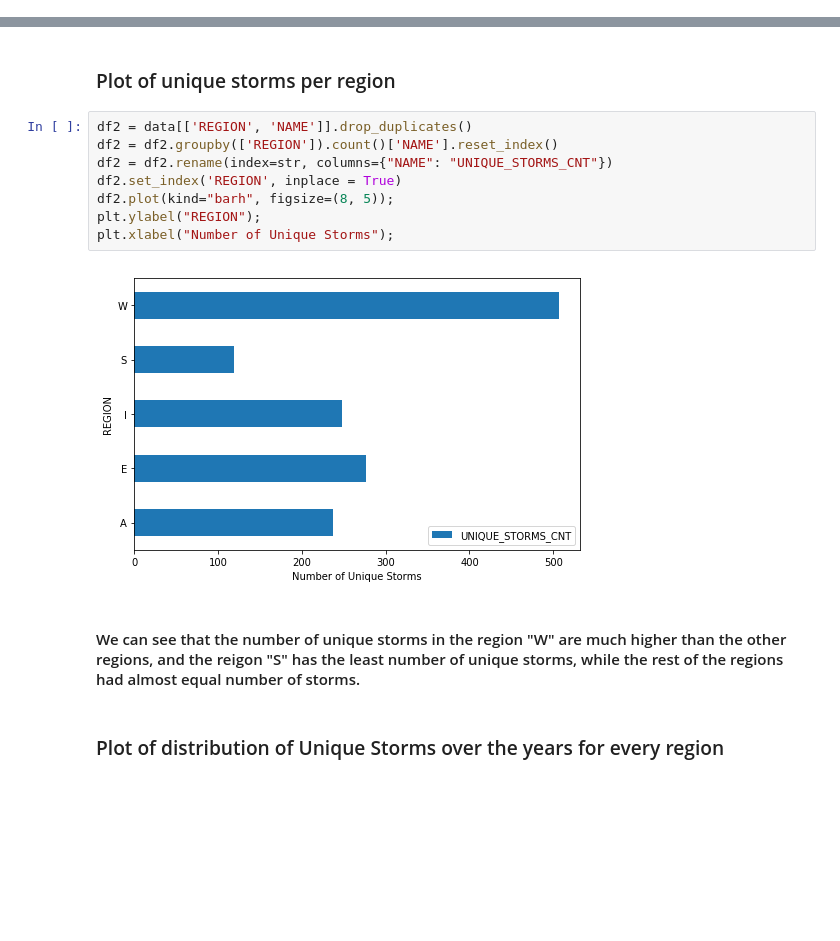
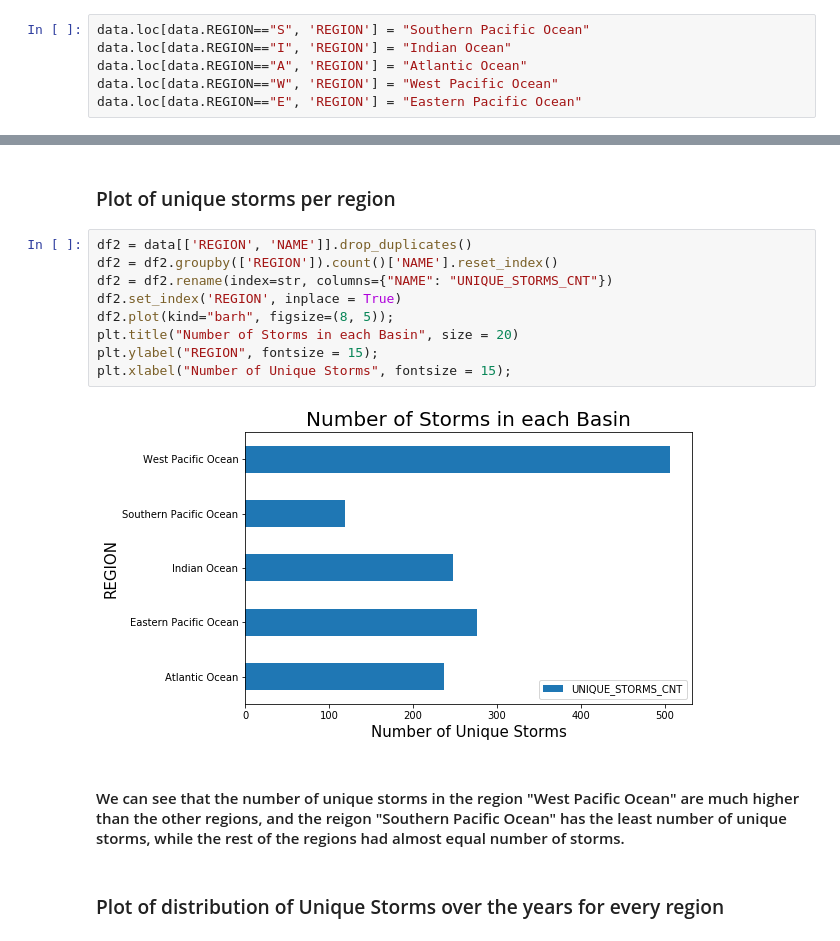
Before and after one commit to cloudmesh-community/fa18-523-57, a Jupyter notebook: project-code/code/Exploratory Analysis of Storm Data.ipynb, the cells around one changed output, grey strips where cells are left out. Drawn from its saved outputs; the diff is of its cells as text; blank space fills up the shorter version.

```diff
--- a/project-code/code/Exploratory Analysis of Storm Data.ipynb
+++ b/project-code/code/Exploratory Analysis of Storm Data.ipynb
@@ -95,6 +95,12 @@ data.TYPE.drop_duplicates(), data.REGION.drop_duplicates()
  10    W
  18    E
  Name: REGION, dtype: object)
+# %%
+data.loc[data.REGION=="S", 'REGION'] = "Southern Pacific Ocean"
+data.loc[data.REGION=="I", 'REGION'] = "Indian Ocean"
+data.loc[data.REGION=="A", 'REGION'] = "Atlantic Ocean"
+data.loc[data.REGION=="W", 'REGION'] = "West Pacific Ocean"
+data.loc[data.REGION=="E", 'REGION'] = "Eastern Pacific Ocean"
 # %% [markdown]
 ### Check the Storm Names
 # %%
@@ -192,15 +201,16 @@ sns.relplot(x="YEAR", y="UNIQUE_STORMS_CNT", data=df, kind = "line", height=6, a
 # %%
 df2 = data[['REGION', 'NAME']].drop_duplicates()
 df2 = df2.groupby(['REGION']).count()['NAME'].reset_index()
 df2 = df2.rename(index=str, columns={"NAME": "UNIQUE_STORMS_CNT"})
 df2.set_index('REGION', inplace = True)
 df2.plot(kind="barh", figsize=(8, 5));
-plt.ylabel("REGION");
-plt.xlabel("Number of Unique Storms");
+plt.title("Number of Storms in each Basin", size = 20)
+plt.ylabel("REGION", fontsize = 15);
+plt.xlabel("Number of Unique Storms", fontsize = 15);
 # %% [output]
-[figure, old version]
+[figure, new version]
 # %% [markdown]
-#### We can see that the number of unique storms in the region "W" are much higher than the other regions, and the reigon "S" has the least number of unique storms, while the rest of the regions had almost equal number of storms.
+#### We can see that the number of unique storms in the region "West Pacific Ocean" are much higher than the other regions, and the reigon "Southern Pacific Ocean" has the least number of unique storms, while the rest of the regions had almost equal number of storms.
 # %% [markdown]
 ### Plot of distribution of Unique Storms over the years for every region
 # %%
```
Also changed, not shown: parts of 62 cells of this notebook.
